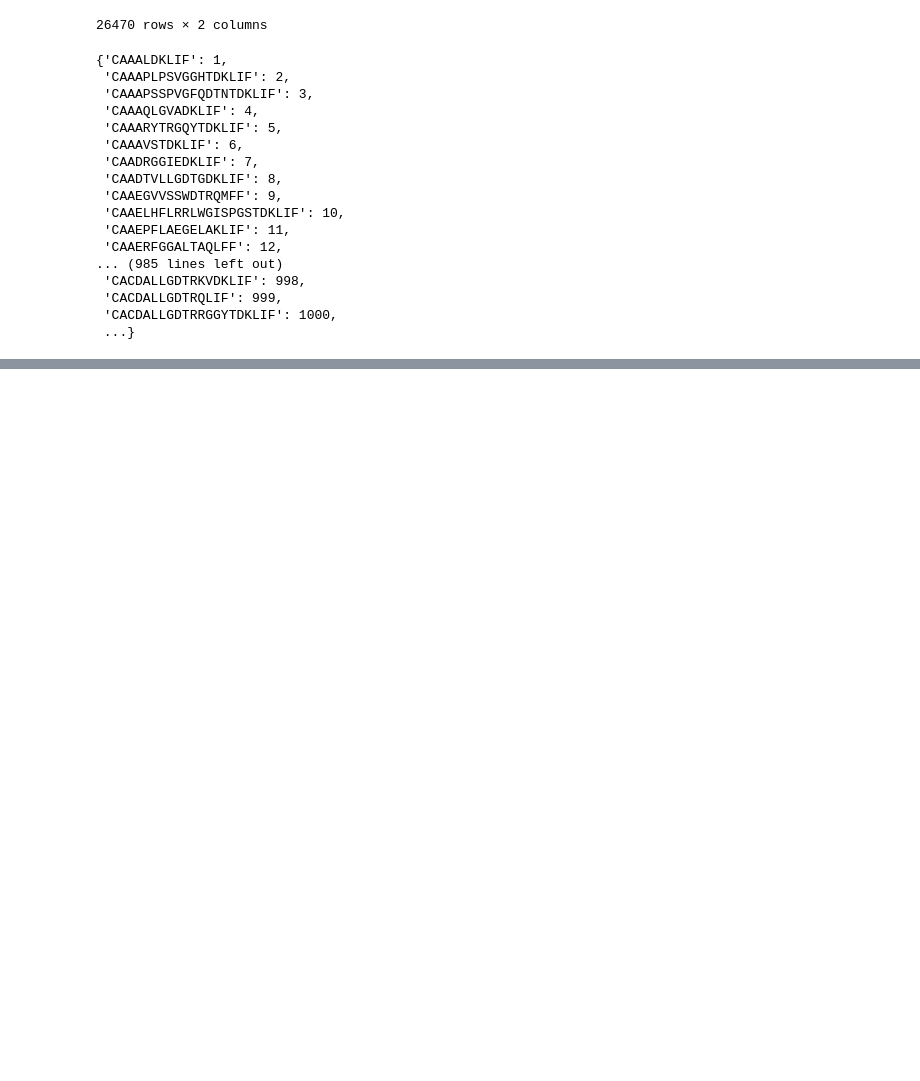
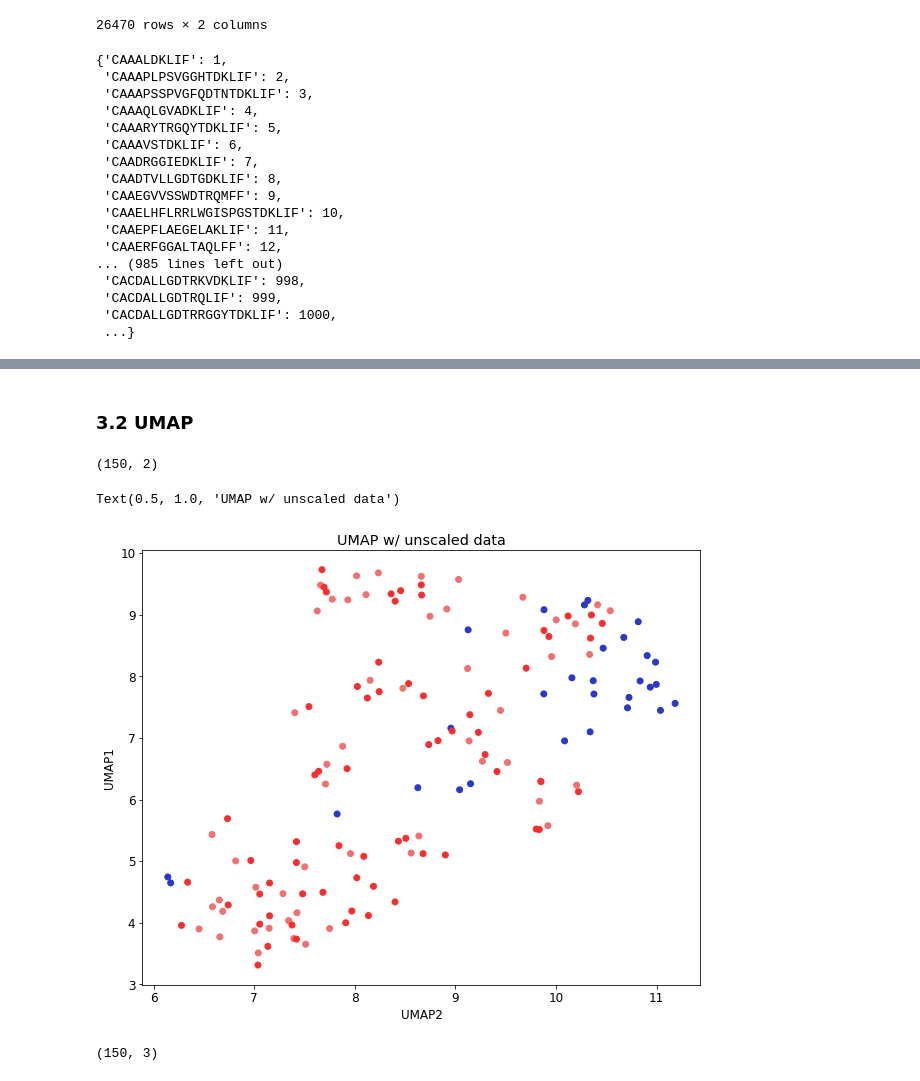
Before and after one commit to donEnno/gdTCR, a Jupyter notebook: main.ipynb, the cells around one changed output, grey strips where cells are left out. Cells and saved outputs as stored; diff of their text form; code cells hidden in the pictures; blank space fills up the shorter version.

```diff
--- a/main.ipynb
+++ b/main.ipynb
@@ -136,0 +186,24 @@ inverted_idx
+# %% [markdown]
+### 3.2 UMAP
+# %%
+reducer = umap.UMAP()
+# %%
+embedding_2D = reducer.fit_transform(X)
+embedding_2D.shape
+# %% [output]
+(150, 2)
+# %%
+plt.scatter(embedding_2D[:, 0], embedding_2D[:, 1], c=colors)
+plt.xlabel('UMAP2')
+plt.ylabel('UMAP1')
+plt.title('UMAP w/ unscaled data')
+# %% [output]
+Text(0.5, 1.0, 'UMAP w/ unscaled data')
+[figure, added]
+# %%
+reducer_3D = umap.UMAP(n_components=3)
+
+embedding_3D = reducer_3D.fit_transform(X)
+embedding_3D.shape
+# %% [output]
+(150, 3)
```
Also changed, not shown: parts of 21 cells of this notebook.
